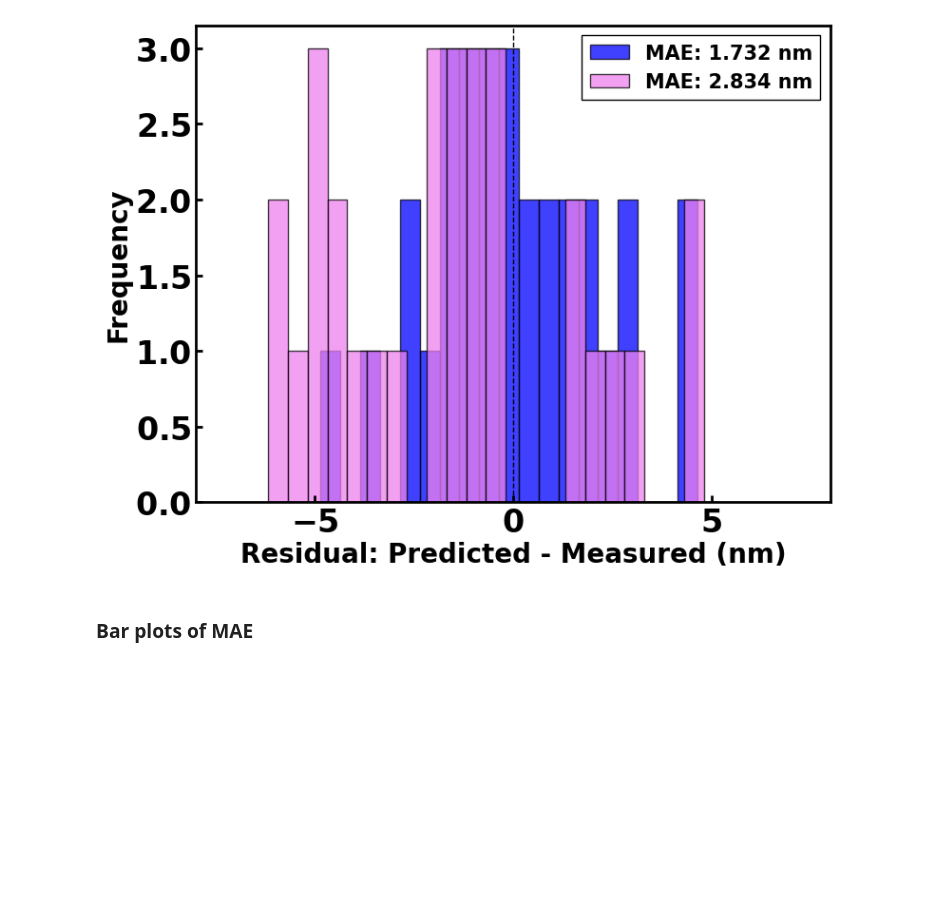
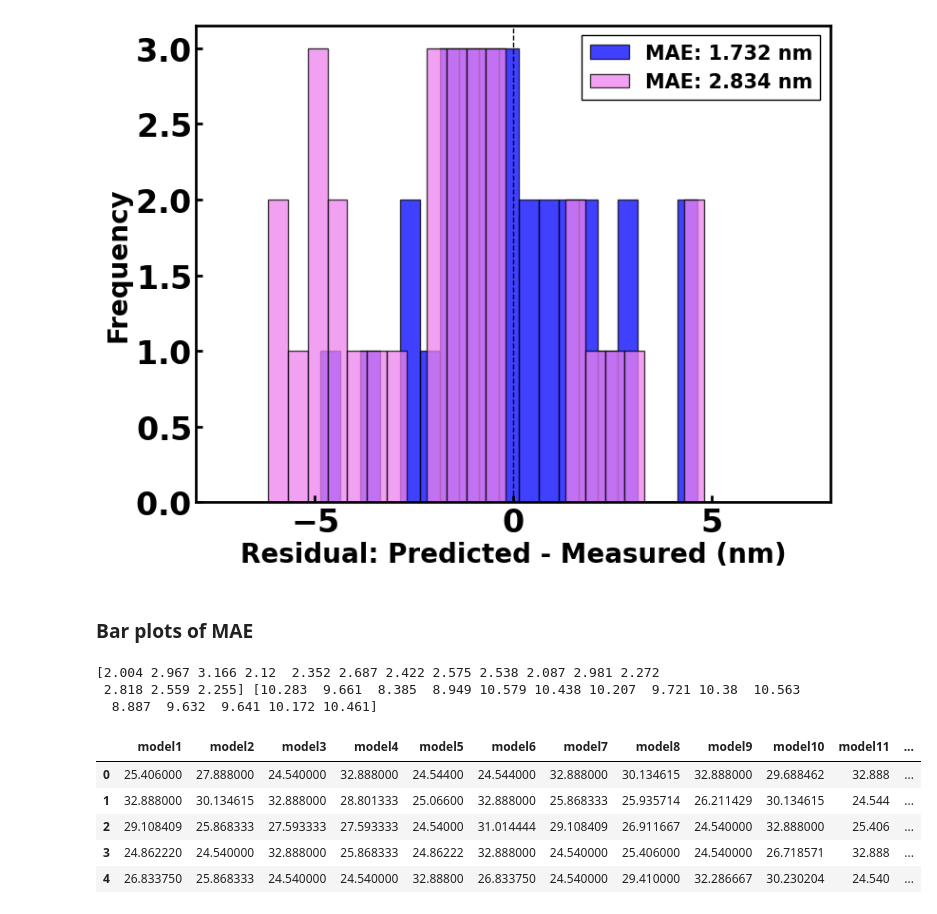
Before and after one commit to SWAN88/AuNR_DA, a Jupyter notebook: 090424_figure3_PG2.ipynb, the cells around one changed output. Drawn from its saved outputs; the diff is of its cells as text; code cells hidden in the pictures; blank space fills up the shorter version.

```diff
--- a/090424_figure3_PG2.ipynb
+++ b/090424_figure3_PG2.ipynb
@@ -387,3 +373,77 @@ ax.legend(loc='upper right', fontsize=15)
 [figure]
 # %% [markdown]
 ### Bar plots of MAE
+# %%
+maew1_array = np.array([])
+mael1_array = np.array([])
+yw_pred1_df = pd.DataFrame()
+yl_pred1_df = pd.DataFrame()
+
+num_model = 15
+for i in tqdm(range(num_model)):
+    exp_ito_data = pd.read_csv(Path(p, '100323_ZJ_exp_ito_final.csv'))
+    exp_ito_data = exp_ito_data.drop(47)
+    exp_ito_data = exp_ito_data.reset_index(drop=True)
+
+    # create the specific number of data
+    exp_ito_data = exp_ito_data.sample(30, random_state=i)
+    exp_ito_data = exp_ito_data.reset_index(drop=True)
+
+    X_exp_ito = exp_ito_data.drop(['exp_ene', 'exp_dfs', 'imax', 'width', 'length', 'fitting', 'ratio', 'volume', 'surface_area'], axis=1)
+    yw_exp_ito = exp_ito_data['width']
+    yl_exp_ito = exp_ito_data['length']
+
+    # Initialize GridSearchCV class
+    gsw = GridSearchCV(estimator=DecisionTreeRegressor(),
+                      param_grid=param_grid,
+                      cv=5, scoring="neg_mean_squared_error")
+
+    # fitting
+    gsw.fit(X_glass, yw_glass)
+    yw_pred1 = gsw.predict(X_exp_ito)
+    yw_pred1_df = pd.concat([yw_pred1_df, pd.DataFrame(yw_pred1)], axis=1, sort=True)
+    maew1 = mean_absolute_error(yw_exp_ito, yw_pred1)
+    maew1_array = np.append(maew1_array, maew1)
+
+    # Initialize GridSearchCV class
+    gsl = GridSearchCV(estimator=DecisionTreeRegressor(),
+                      param_grid=param_grid,
+                      cv=5, scoring="neg_mean_squared_error")
+
+    # fitting
+    gsl.fit(X_glass, yl_glass)
+    yl_pred1 = gsl.predict(X_exp_ito)
+    yl_pred1_df = pd.concat([yl_pred1_df, pd.DataFrame(yl_pred1)], axis=1, sort=True)
+    mael1 = mean_absolute_error(yl_exp_ito, yl_pred1)
+    mael1_array = np.append(mael1_array, mael1)
+
+wmean1_list = []
+wstd1_list = []
+lmean1_list = []
+lstd1_list = []
+
+yw_pred1_df.columns = ['model'+str(i+1) for i in range(num_model)]
+yl_pred1_df.columns = ['model'+str(i+1) for i in range(num_model)]
+
+for idx in range(exp_ito_data.shape[0]):
+    wmean1_list.append(yw_pred1_df.iloc[idx].mean())
+    wstd1_list.append(yw_pred1_df.iloc[idx].std())
+
+for idx in range(exp_ito_data.shape[0]):
+    lmean1_list.append(yl_pred1_df.iloc[idx].mean())
+    lstd1_list.append(yw_pred1_df.iloc[idx].std())
+
+print(maew1_array, mael1_array)
+# %% [output]
+[2.004 2.967 3.166 2.12  2.352 2.687 2.422 2.575 2.538 2.087 2.981 2.272
+ 2.818 2.559 2.255] [10.283  9.661  8.385  8.949 10.579 10.438 10.207  9.721 10.38  10.563
+  8.887  9.632  9.641 10.172 10.461]
+# %%
+yw_pred1_df.head()
+# %% [output]
+|  | model1 | model2 | model3 | model4 | model5 | model6 | model7 | model8 | model9 | model10 | model11 | ... |
+| 0 | 25.406000 | 27.888000 | 24.540000 | 32.888000 | 24.54400 | 24.544000 | 32.888000 | 30.134615 | 32.888000 | 29.688462 | 32.888 | ... |
+| 1 | 32.888000 | 30.134615 | 32.888000 | 28.801333 | 25.06600 | 32.888000 | 25.868333 | 25.935714 | 26.211429 | 30.134615 | 24.544 | ... |
+| 2 | 29.108409 | 25.868333 | 27.593333 | 27.593333 | 24.54000 | 31.014444 | 29.108409 | 26.911667 | 24.540000 | 32.888000 | 25.406 | ... |
+| 3 | 24.862220 | 24.540000 | 32.888000 | 25.868333 | 24.86222 | 32.888000 | 24.540000 | 25.406000 | 24.540000 | 26.718571 | 32.888 | ... |
+| 4 | 26.833750 | 25.868333 | 24.540000 | 24.540000 | 32.88800 | 26.833750 | 24.540000 | 29.410000 | 32.286667 | 30.230204 | 24.540 | ... |
```
Also changed, not shown: parts of 9 cells of this notebook.
